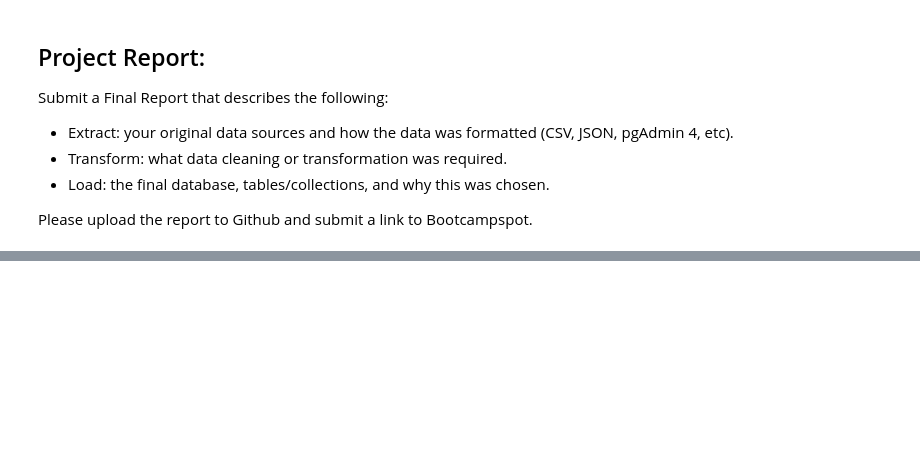
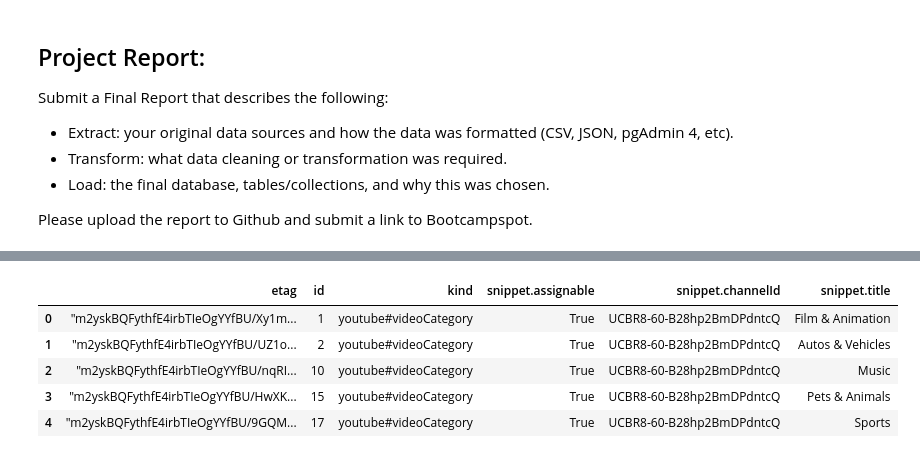
Before and after one commit to JAK-UCF/ETL-Project, a Jupyter notebook: YouTubeETL.ipynb, the cells around one changed output, grey strips where cells are left out. Drawn from its saved outputs; the diff is of its cells as text; code cells hidden in the pictures; blank space fills up the shorter version.

```diff
--- a/YouTubeETL.ipynb
+++ b/YouTubeETL.ipynb
@@ -32,0 +60,13 @@ import json
+# %%
+json_US = os.path.join("data", "US_category_id.json")
+category_US_df = pd.read_json(json_US)
+category_US_df.head()
+US_df = json_normalize(category_US_df['items'])
+US_df.head()
+# %% [output]
+|  | etag | id | kind | snippet.assignable | snippet.channelId | snippet.title |
+| 0 | "m2yskBQFythfE4irbTIeOgYYfBU/Xy1m... | 1 | youtube#videoCategory | True | UCBR8-60-B28hp2BmDPdntcQ | Film & Animation |
+| 1 | "m2yskBQFythfE4irbTIeOgYYfBU/UZ1o... | 2 | youtube#videoCategory | True | UCBR8-60-B28hp2BmDPdntcQ | Autos & Vehicles |
+| 2 | "m2yskBQFythfE4irbTIeOgYYfBU/nqRI... | 10 | youtube#videoCategory | True | UCBR8-60-B28hp2BmDPdntcQ | Music |
+| 3 | "m2yskBQFythfE4irbTIeOgYYfBU/HwXK... | 15 | youtube#videoCategory | True | UCBR8-60-B28hp2BmDPdntcQ | Pets & Animals |
+| 4 | "m2yskBQFythfE4irbTIeOgYYfBU/9GQM... | 17 | youtube#videoCategory | True | UCBR8-60-B28hp2BmDPdntcQ | Sports |
```
Also changed, not shown: parts of 21 cells of this notebook, 4 other files.
